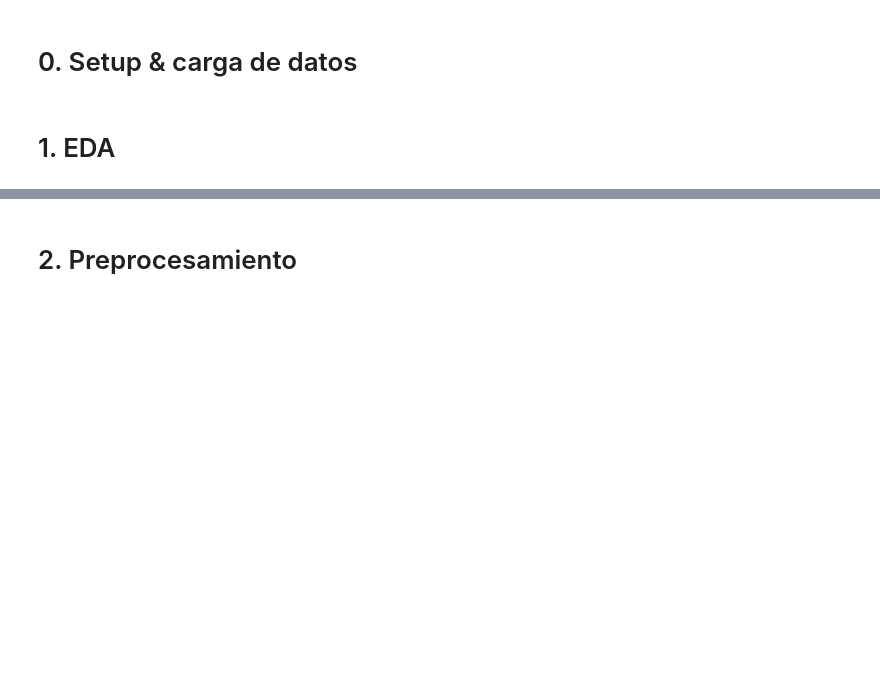
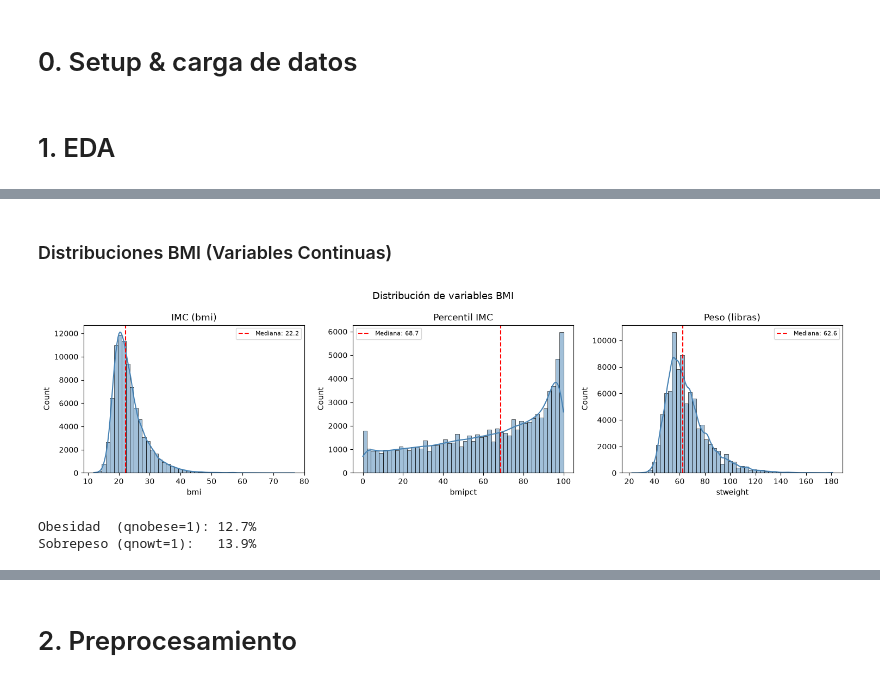
Before and after one commit to FeLiJaNdRo/IN5244_CienciadeDatos, a Jupyter notebook: Proyecto/proyectoIN5244.ipynb, the cells around one changed output, grey strips where cells are left out. Saved outputs shown, nothing was run; the diff lists cells and outputs as text; code cells hidden in the pictures; blank space fills up the shorter version.

```diff
--- a/Proyecto/proyectoIN5244.ipynb
+++ b/Proyecto/proyectoIN5244.ipynb
@@ -72,0 +214,24 @@ np.random.seed(SEED)
+# %% [markdown]
+### Distribuciones BMI (Variables Continuas)
+# %%
+fig, axes = plt.subplots(1, 3, figsize=(15, 4))
+for ax, col, title in zip(axes,
+                            ['bmi', 'bmipct', 'stweight'],
+                            ['IMC (bmi)', 'Percentil IMC', 'Peso (libras)']):
+    data = df[col].dropna()
+    sns.histplot(data, ax=ax, kde=True, color='steelblue', bins=50)
+    ax.axvline(data.median(), color='red', linestyle='--', label=f'Mediana: {data.median():.1f}')
+    ax.set_title(title)
+    ax.legend(fontsize=8)
+
+plt.suptitle("Distribución de variables BMI", fontsize=13)
+plt.tight_layout()
+plt.show()
+
+# Prevalencia de obesidad y sobrepeso
+print("Obesidad  (qnobese=1):", f"{(df['qnobese']==1).mean()*100:.1f}%")
+print("Sobrepeso (qnowt=1):  ", f"{(df['qnowt']==1).mean()*100:.1f}%")
+# %% [output]
+[figure, added]
+Obesidad  (qnobese=1): 12.7%
+Sobrepeso (qnowt=1):   13.9%
```
Also changed, not shown: parts of 54 cells of this notebook, 5 other files.
